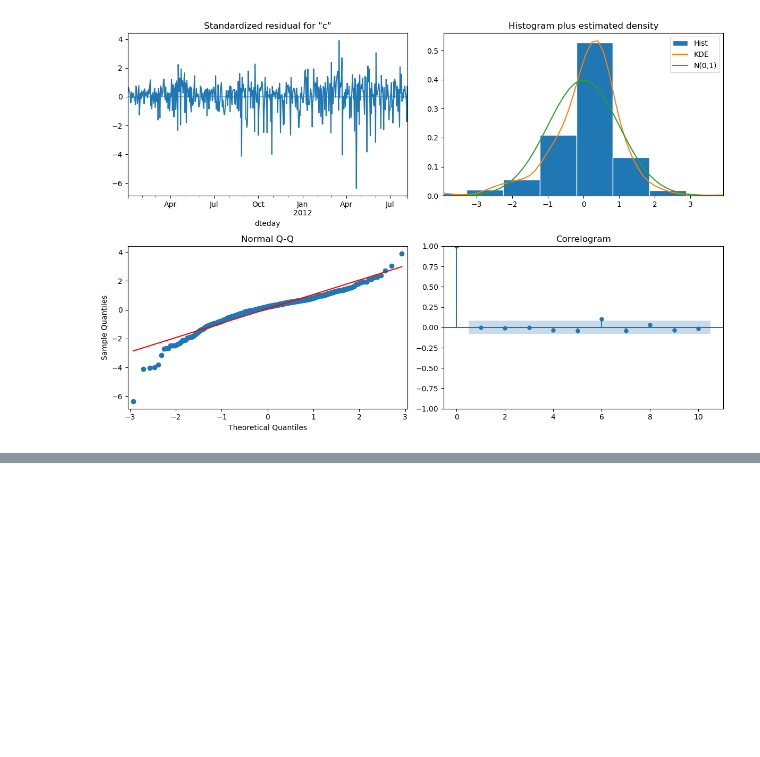
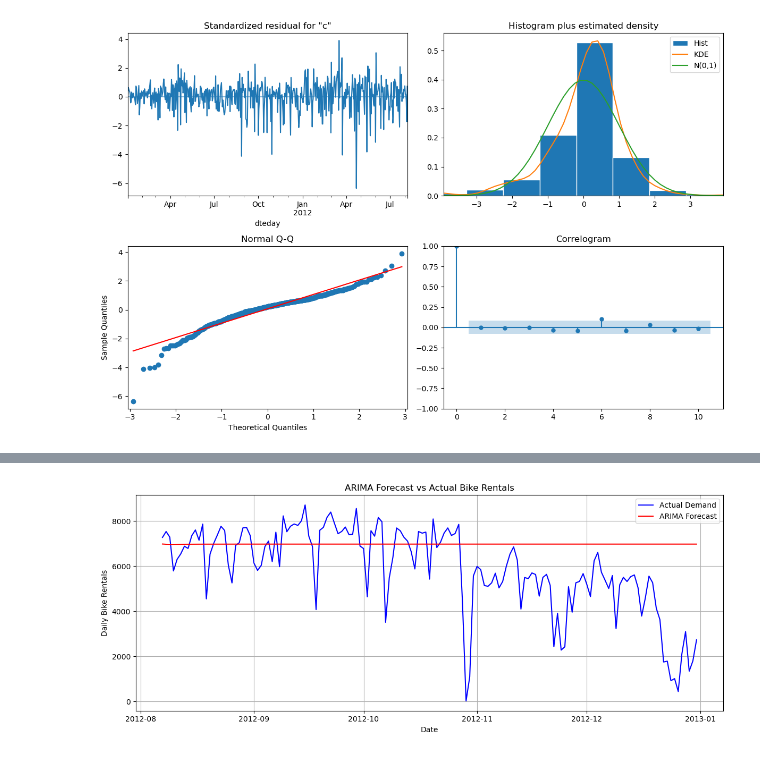
Before and after one commit to 2026059-rgb/CA1-2026059, a Jupyter notebook: notebooks/Khishigjargal_Burmaa_ca1-machine_learning_for_business.ipynb, the cells around one changed output, grey strips where cells are left out. Cells and saved outputs as stored; diff of their text form; code cells hidden in the pictures; blank space fills up the shorter version.

```diff
--- a/notebooks/Khishigjargal_Burmaa_ca1-machine_learning_for_business.ipynb
+++ b/notebooks/Khishigjargal_Burmaa_ca1-machine_learning_for_business.ipynb
@@ -887,0 +962,40 @@ plt.show()
+# %%
+# Forecast the testing period
+arima_forecast = best_arima_fit.forecast(
+    steps=len(test)
+)
+
+# Match forecast dates with test dates
+arima_forecast = pd.Series(
+    arima_forecast.to_numpy(),
+    index=test.index,
+    name="ARIMA Forecast"
+)
+
+# Plot actual vs predicted values
+plt.figure(figsize=(12, 5))
+
+plt.plot(
+    test.index,
+    test,
+    label="Actual Demand",
+    color="blue"
+)
+
+plt.plot(
+    arima_forecast.index,
+    arima_forecast,
+    label="ARIMA Forecast",
+    color="red"
+)
+
+plt.title("ARIMA Forecast vs Actual Bike Rentals")
+plt.xlabel("Date")
+plt.ylabel("Daily Bike Rentals")
+
+plt.legend()
+plt.grid(True)
+plt.tight_layout()
+plt.show()
+# %% [output]
+[figure, added]
```
Also changed, not shown: parts of 33 cells of this notebook.
